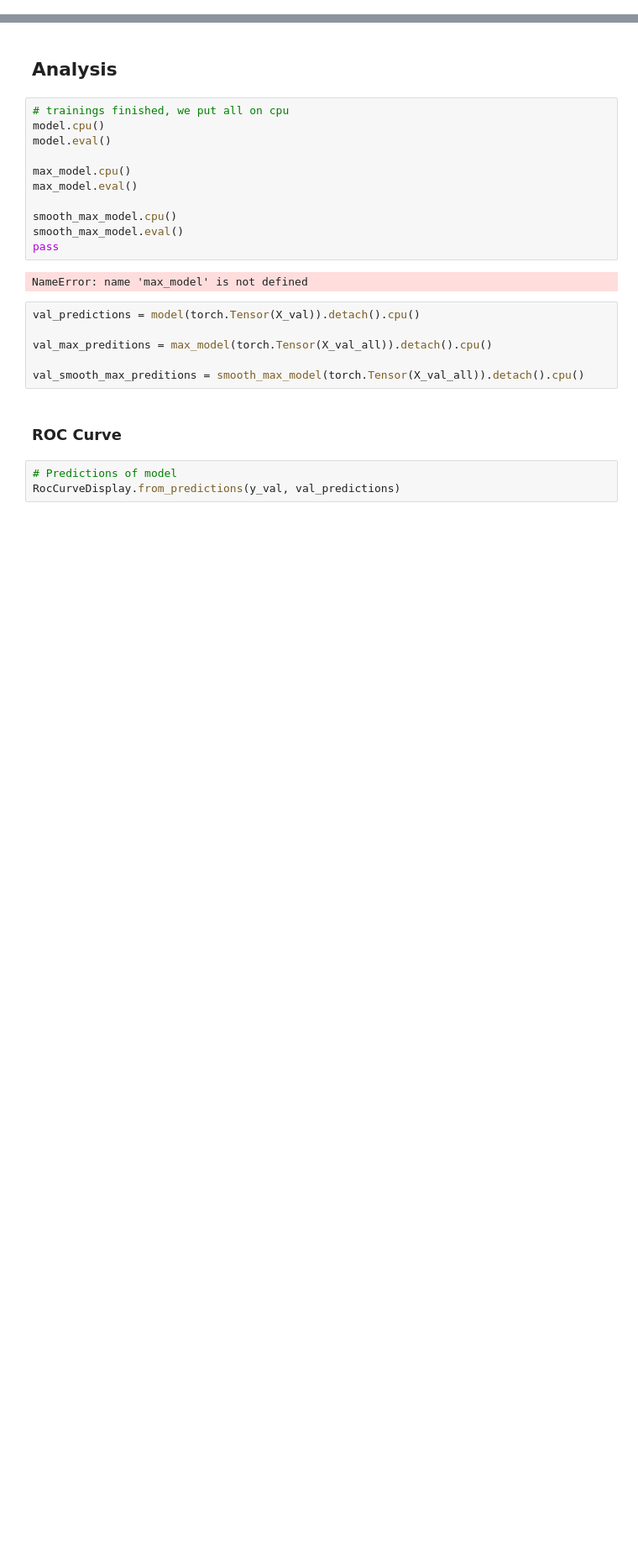
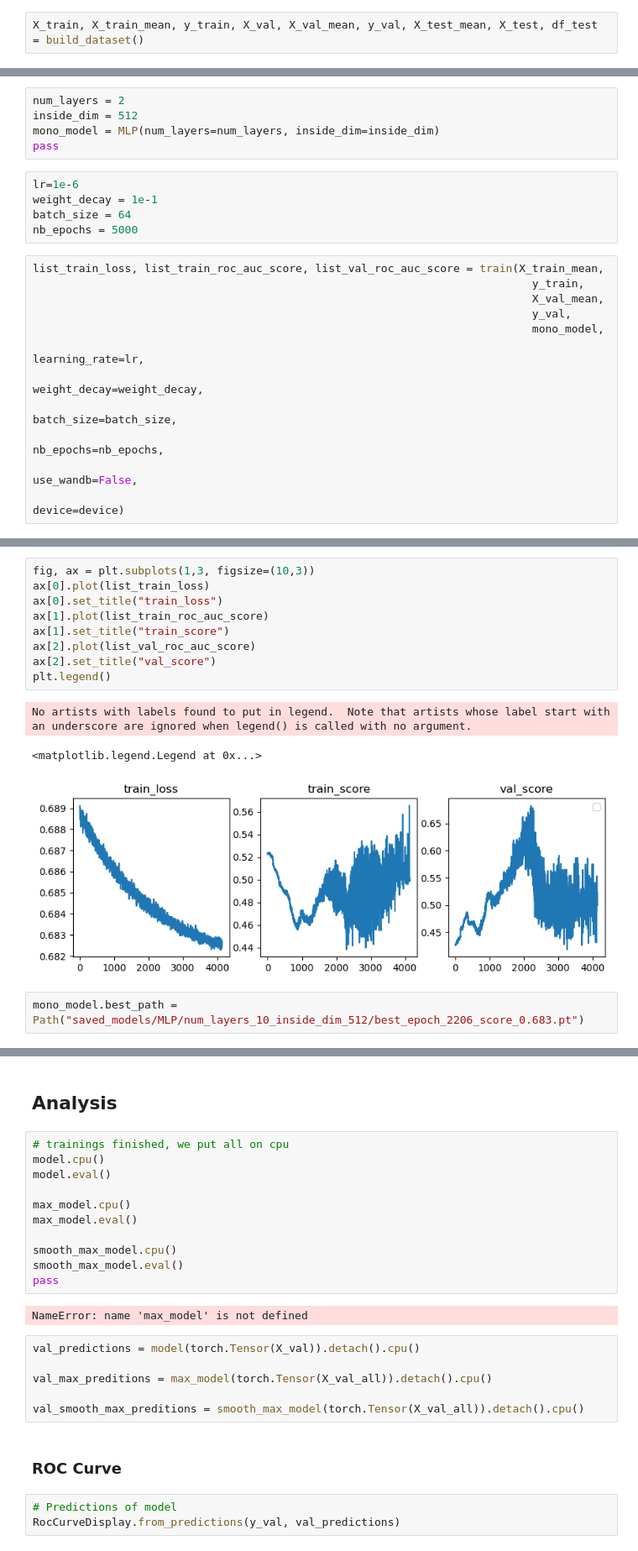
Before and after one commit to StanislasDOZIAS/OWKIN_challenge, a Jupyter notebook: MLP.ipynb, the cells around one changed output, grey strips where cells are left out. Shown: that part at 84% size. Saved outputs shown, nothing was run; the diff lists cells and outputs as text; blank space fills up the shorter version.

```diff
--- a/MLP.ipynb
+++ b/MLP.ipynb
@@ -554,0 +35,2 @@ Find logs at: .\wandb\run-20230128_144943-aaqd0xac\logs
+# %%
+X_train, X_train_mean, y_train, X_val, X_val_mean, y_val, X_test_mean, X_test, df_test = build_dataset()
@@ -554,0 +39,22 @@ Find logs at: .\wandb\run-20230128_144943-aaqd0xac\logs
+# %%
+num_layers = 2
+inside_dim = 512
+mono_model = MLP(num_layers=num_layers, inside_dim=inside_dim)
+pass
+# %%
+lr=1e-6
+weight_decay = 1e-1
+batch_size = 64
+nb_epochs = 5000
+# %%
+list_train_loss, list_train_roc_auc_score, list_val_roc_auc_score = train(X_train_mean,
+                                                                            y_train,
+                                                                            X_val_mean,
+                                                                            y_val,
+                                                                            mono_model,
+                                                                            learning_rate=lr,
+                                                                            weight_decay=weight_decay,
+                                                                            batch_size=batch_size,
+                                                                            nb_epochs=nb_epochs,
+                                                                            use_wandb=False,
+                                                                            device=device)
@@ -554,0 +71,15 @@ Find logs at: .\wandb\run-20230128_144943-aaqd0xac\logs
+# %%
+fig, ax = plt.subplots(1,3, figsize=(10,3))
+ax[0].plot(list_train_loss)
+ax[0].set_title("train_loss")
+ax[1].plot(list_train_roc_auc_score)
+ax[1].set_title("train_score")
+ax[2].plot(list_val_roc_auc_score)
+ax[2].set_title("val_score")
+plt.legend()
+# %% [output]
+No artists with labels found to put in legend.  Note that artists whose label start with an underscore are ignored when legend() is called with no argument.
+<matplotlib.legend.Legend at 0x...>
+[figure, added]
+# %%
+mono_model.best_path = Path("saved_models/MLP/num_layers_10_inside_dim_512/best_epoch_2206_score_0.683.pt")
```
Also changed, not shown: parts of 72 cells of this notebook, 10 other files.
